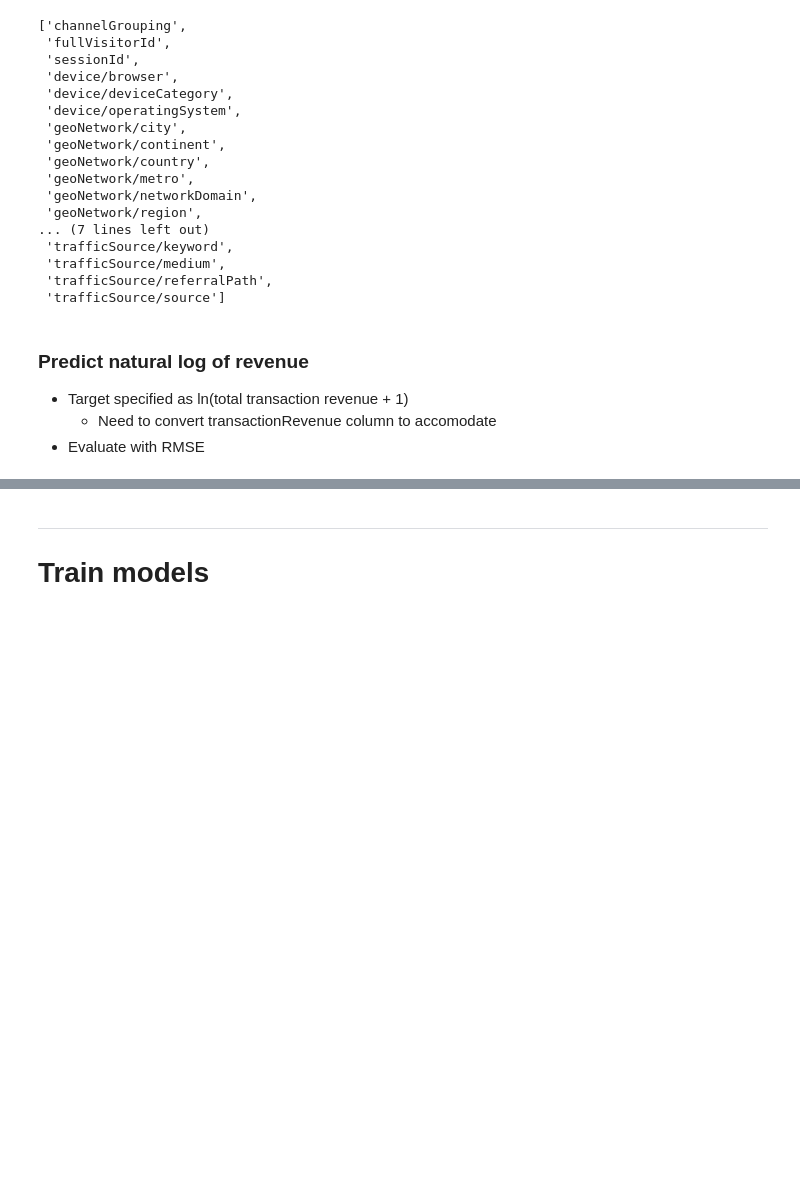
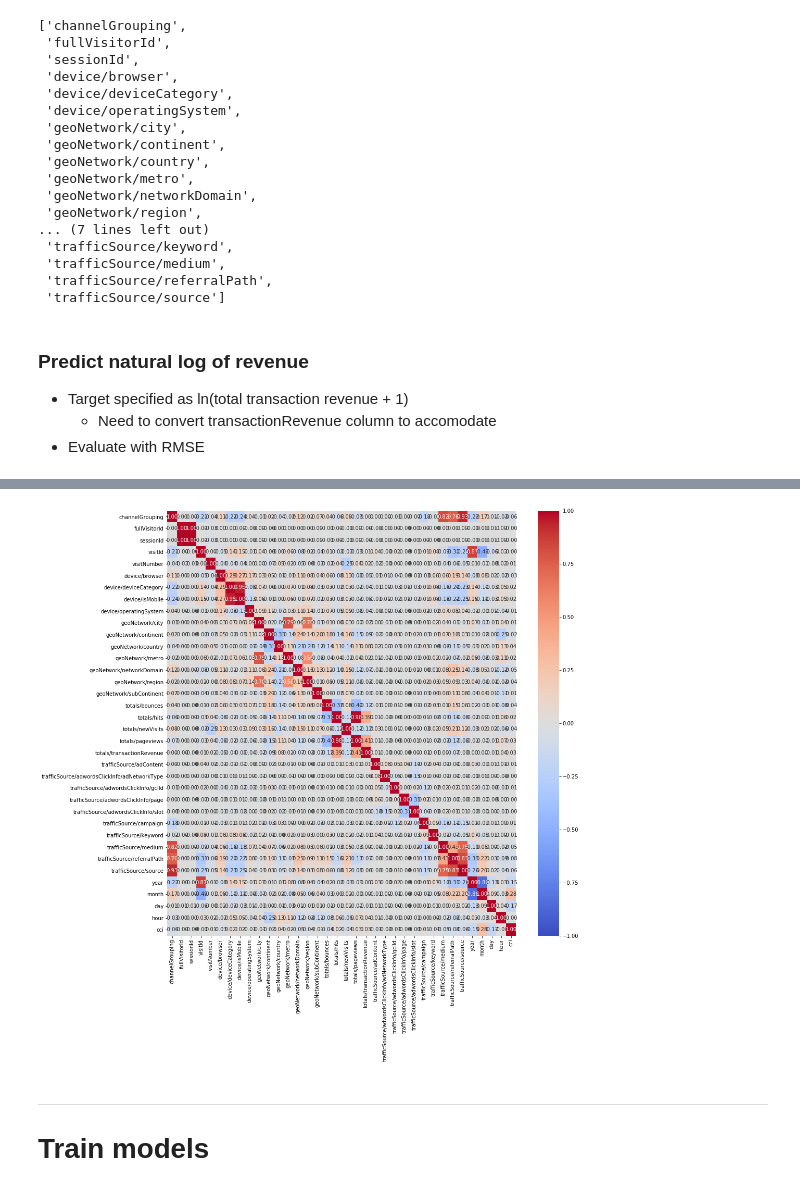
Before and after one commit to milto-github/kaggle-google-analytics, a Jupyter notebook: main_notebook.ipynb, the cells around one changed output, grey strips where cells are left out. Saved outputs shown, nothing was run; the diff lists cells and outputs as text; code cells hidden in the pictures; blank space fills up the shorter version.

Commit message:
add cci, create heatmap

```diff
--- a/main_notebook.ipynb
+++ b/main_notebook.ipynb
@@ -174,0 +184,14 @@ train[i] = train[i].apply(lambda revenue: log1p(revenue))
+# %%
+def add_cci(df):
+    cci = pd.read_csv('./all/oecd_total_cci.csv', index_col=0)
+    cci_dict = cci.to_dict()['Value']
+    df['year-month']  = df['year'].astype(str) + '-' + df['month'].astype(str)
+
+    df['cci'] = df['year-month'].map(cci_dict)
+    df['cci'].fillna(df['cci'].median(), inplace=True)
+
+    df.drop(columns=['year-month'], inplace=True)
+    return df
+
+train = add_cci(train)
+test  = add_cci(test)
@@ -175,3 +222,16 @@ train[i] = train[i].apply(lambda revenue: log1p(revenue))
+# %%
+import seaborn as sns
+import matplotlib.pyplot as plt
+import numpy as np
+%matplotlib inline
+
+corr_matrix = train.corr()
+plt.figure(figsize=(15,15))
+sns.heatmap(corr_matrix, cmap='coolwarm', annot=True, vmin=-1, vmax=1,
+            cbar_kws=dict(ticks=list(np.arange(-1.0, 1.1, 0.25))), fmt='.2f')
+plt.show()
+# %% [output]
+[figure, added]
 # %% [markdown]
 ---
 # Train models
```
Also changed, not shown: parts of 7 cells of this notebook.
